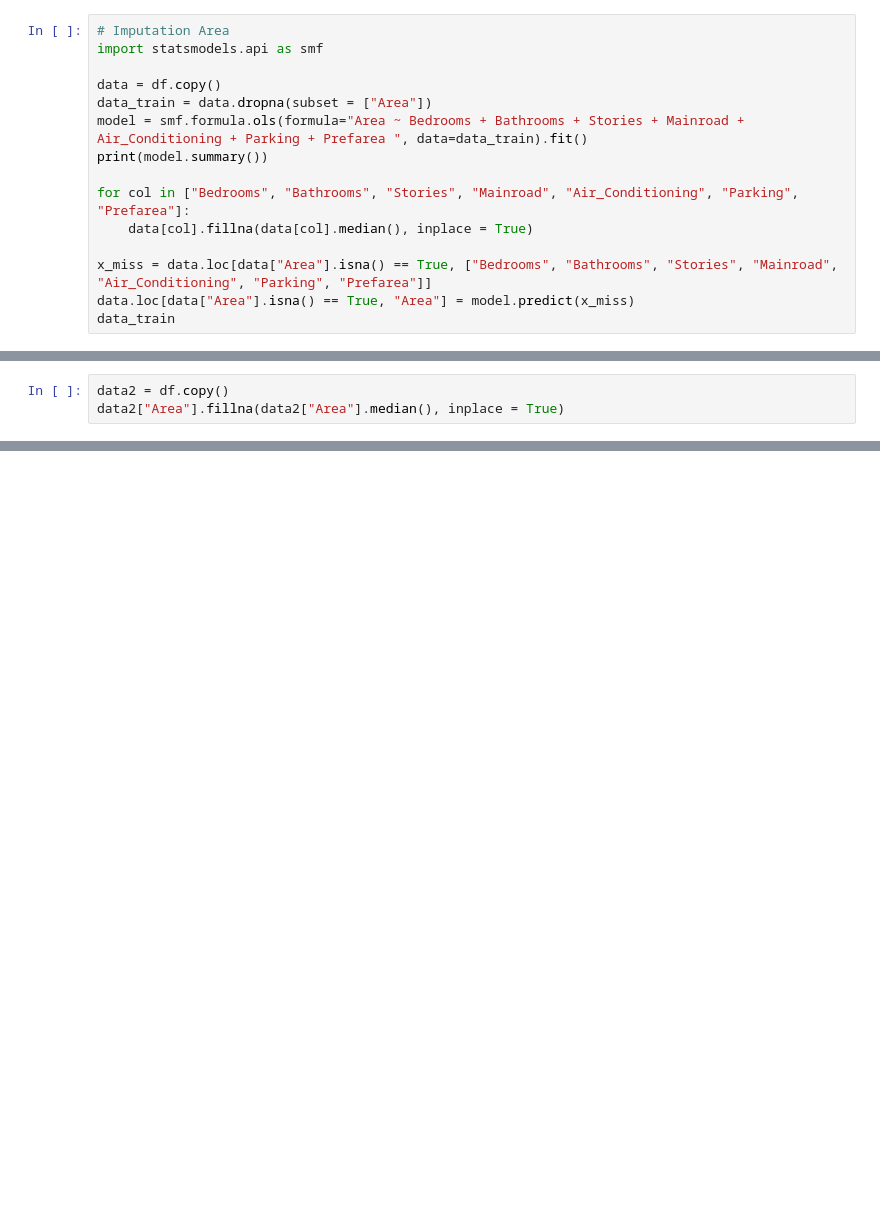
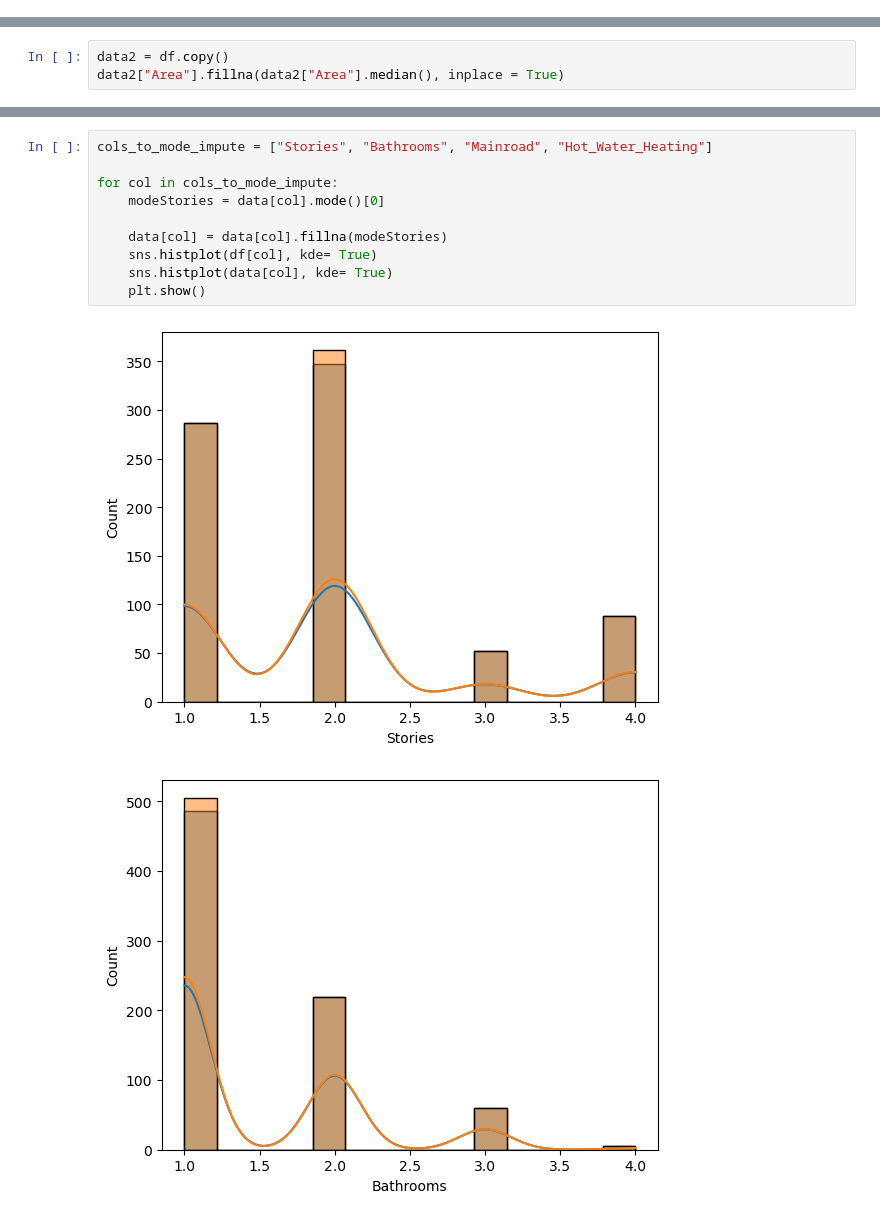
Before and after one commit to ThibaudGENEL/HousingPrice, a Jupyter notebook: notebookThib.ipynb, the cells around one changed output, grey strips where cells are left out. Drawn from its saved outputs; the diff is of its cells as text; blank space fills up the shorter version.

Commit message:
MAJ NotebookThib Na imputation completed

```diff
--- a/notebookThib.ipynb
+++ b/notebookThib.ipynb
@@ -56,15 +58,0 @@ VBox(children=(Tab(children=(Tab(children=(GridBox(children=(VBox(children=(Grid
-# %%
-# Imputation Area
-import statsmodels.api as smf
-
-data = df.copy()
-data_train = data.dropna(subset = ["Area"])
-model = smf.formula.ols(formula="Area ~ Bedrooms + Bathrooms + Stories + Mainroad + Air_Conditioning + Parking + Prefarea ", data=data_train).fit()
-print(model.summary())
-
-for col in ["Bedrooms", "Bathrooms", "Stories", "Mainroad", "Air_Conditioning", "Parking", "Prefarea"]:
-    data[col].fillna(data[col].median(), inplace = True)
-
-x_miss = data.loc[data["Area"].isna() == True, ["Bedrooms", "Bathrooms", "Stories", "Mainroad", "Air_Conditioning", "Parking", "Prefarea"]]
-data.loc[data["Area"].isna() == True, "Area"] = model.predict(x_miss)
-data_train
@@ -115,0 +90,13 @@ df["Area"].isna().sum()
+# %%
+cols_to_mode_impute = ["Stories", "Bathrooms", "Mainroad", "Hot_Water_Heating"]
+
+for col in cols_to_mode_impute:
+    modeStories = data[col].mode()[0]
+
+    data[col] = data[col].fillna(modeStories)
+    sns.histplot(df[col], kde= True)
+    sns.histplot(data[col], kde= True)
+    plt.show()
+# %% [output]
+[figure, added]
+[figure, added]
```
Also changed, not shown: parts of 21 cells of this notebook.
